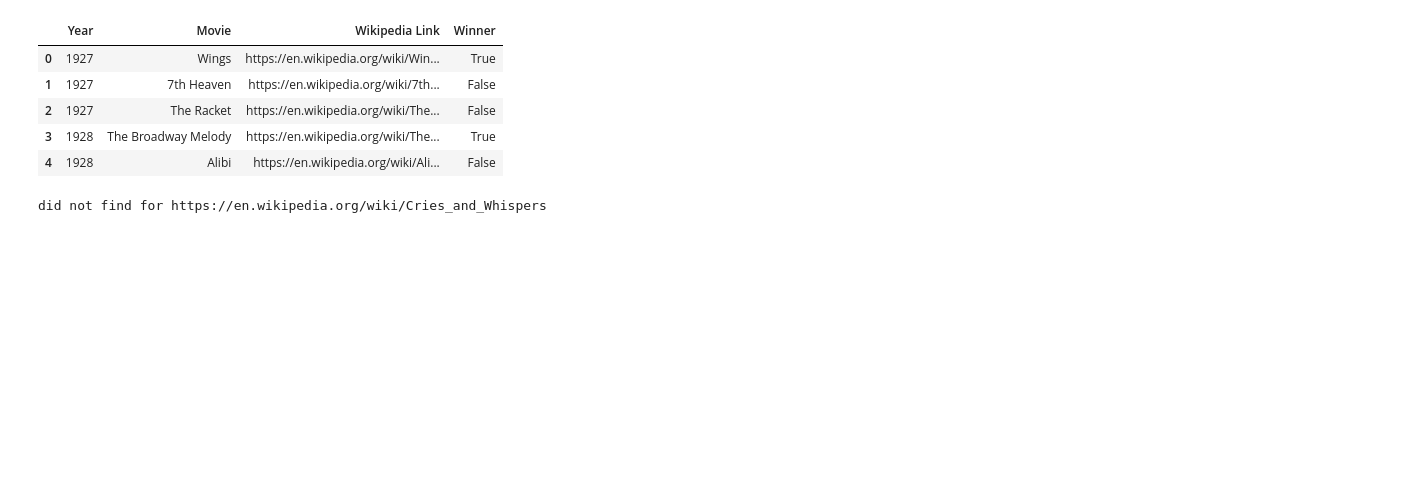
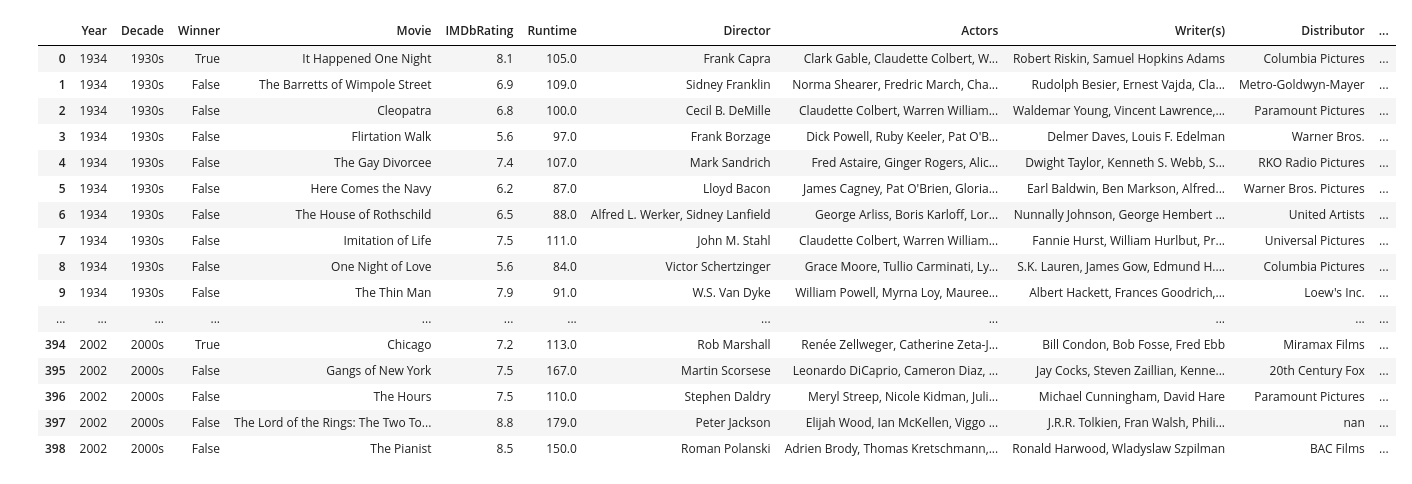
Before and after one commit to LiztheWz/filmcode, a Jupyter notebook: 386project.ipynb, the cells around one changed output. Cells and saved outputs as stored; diff of their text form; code cells hidden in the pictures; blank space fills up the shorter version.

```diff
--- a/386project.ipynb
+++ b/386project.ipynb
@@ -219,0 +301,3 @@ for i in range(36, len(movies_df)):
+# %%
+# rearrange columns
+movies_df = movies_df[['Year', 'Decade', 'Winner', 'Movie', 'IMDbRating', 'Runtime', 'Director', 'Actors', 'Writer(s)', 'Distributor', 'Producer(s)', 'Genre', 'BoxOffice']]
@@ -219,0 +322,3 @@ for i in range(36, len(movies_df)):
+# %%
+# replace all the N/A with NaN
+movies_df.replace('N/A', np.nan, inplace=True)
@@ -219,0 +334,3 @@ for i in range(36, len(movies_df)):
+# %%
+movies_df['BoxOffice'] = movies_df['BoxOffice'].replace({'\$': '', ',': ''}, regex=True)
+movies_df['BoxOffice'] = movies_df['BoxOffice'].astype(float)
@@ -219,0 +348,3 @@ for i in range(36, len(movies_df)):
+# %%
+# change to float types
+movies_df['IMDbRating'] = movies_df['IMDbRating'].astype(float)
@@ -220,9 +374,20 @@ for i in range(36, len(movies_df)):
 # %%
-movies_df.head()
+movies_df
 # %% [output]
-|  | Year | Movie | Wikipedia Link | Winner |
-| 0 | 1927 | Wings | https://en.wikipedia.org/wiki/Win... | True |
-| 1 | 1927 | 7th Heaven | https://en.wikipedia.org/wiki/7th... | False |
-| 2 | 1927 | The Racket | https://en.wikipedia.org/wiki/The... | False |
-| 3 | 1928 | The Broadway Melody | https://en.wikipedia.org/wiki/The... | True |
-| 4 | 1928 | Alibi | https://en.wikipedia.org/wiki/Ali... | False |
+|  | Year | Decade | Winner | Movie | IMDbRating | Runtime | Director | Actors | Writer(s) | Distributor | ... |
+| 0 | 1934 | 1930s | True | It Happened One Night | 8.1 | 105.0 | Frank Capra | Clark Gable, Claudette Colbert, W... | Robert Riskin, Samuel Hopkins Adams | Columbia Pictures | ... |
+| 1 | 1934 | 1930s | False | The Barretts of Wimpole Street | 6.9 | 109.0 | Sidney Franklin | Norma Shearer, Fredric March, Cha... | Rudolph Besier, Ernest Vajda, Cla... | Metro-Goldwyn-Mayer | ... |
+| 2 | 1934 | 1930s | False | Cleopatra | 6.8 | 100.0 | Cecil B. DeMille | Claudette Colbert, Warren William... | Waldemar Young, Vincent Lawrence,... | Paramount Pictures | ... |
+| 3 | 1934 | 1930s | False | Flirtation Walk | 5.6 | 97.0 | Frank Borzage | Dick Powell, Ruby Keeler, Pat O'B... | Delmer Daves, Louis F. Edelman | Warner Bros. | ... |
+| 4 | 1934 | 1930s | False | The Gay Divorcee | 7.4 | 107.0 | Mark Sandrich | Fred Astaire, Ginger Rogers, Alic... | Dwight Taylor, Kenneth S. Webb, S... | RKO Radio Pictures | ... |
+| 5 | 1934 | 1930s | False | Here Comes the Navy | 6.2 | 87.0 | Lloyd Bacon | James Cagney, Pat O'Brien, Gloria... | Earl Baldwin, Ben Markson, Alfred... | Warner Bros. Pictures | ... |
+| 6 | 1934 | 1930s | False | The House of Rothschild | 6.5 | 88.0 | Alfred L. Werker, Sidney Lanfield | George Arliss, Boris Karloff, Lor... | Nunnally Johnson, George Hembert ... | United Artists | ... |
+| 7 | 1934 | 1930s | False | Imitation of Life | 7.5 | 111.0 | John M. Stahl | Claudette Colbert, Warren William... | Fannie Hurst, William Hurlbut, Pr... | Universal Pictures | ... |
+| 8 | 1934 | 1930s | False | One Night of Love | 5.6 | 84.0 | Victor Schertzinger | Grace Moore, Tullio Carminati, Ly... | S.K. Lauren, James Gow, Edmund H.... | Columbia Pictures | ... |
+| 9 | 1934 | 1930s | False | The Thin Man | 7.9 | 91.0 | W.S. Van Dyke | William Powell, Myrna Loy, Mauree... | Albert Hackett, Frances Goodrich,... | Loew's Inc. | ... |
+| ... | ... | ... | ... | ... | ... | ... | ... | ... | ... | ... | ... |
+| 394 | 2002 | 2000s | True | Chicago | 7.2 | 113.0 | Rob Marshall | Renée Zellweger, Catherine Zeta-J... | Bill Condon, Bob Fosse, Fred Ebb | Miramax Films | ... |
+| 395 | 2002 | 2000s | False | Gangs of New York | 7.5 | 167.0 | Martin Scorsese | Leonardo DiCaprio, Cameron Diaz, ... | Jay Cocks, Steven Zaillian, Kenne... | 20th Century Fox | ... |
+| 396 | 2002 | 2000s | False | The Hours | 7.5 | 110.0 | Stephen Daldry | Meryl Streep, Nicole Kidman, Juli... | Michael Cunningham, David Hare | Paramount Pictures | ... |
+| 397 | 2002 | 2000s | False | The Lord of the Rings: The Two To... | 8.8 | 179.0 | Peter Jackson | Elijah Wood, Ian McKellen, Viggo ... | J.R.R. Tolkien, Fran Walsh, Phili... | nan | ... |
+| 398 | 2002 | 2000s | False | The Pianist | 8.5 | 150.0 | Roman Polanski | Adrien Brody, Thomas Kretschmann,... | Ronald Harwood, Wladyslaw Szpilman | BAC Films | ... |
@@ -249,27 +393,0 @@ movies_df.head()
-# %%
-distributors2 = []
-
-for movie_url in movies_df['Wikipedia Link']:
-    response = requests.get(movie_url)
-    soup = BeautifulSoup(response.text, 'html.parser')
-
-    distributed_by_row = soup.find('th', string='Distributed by')
-
-    if distributed_by_row:
-        td_element = distributed_by_row.find_next('td')
-
-        # Check if there is an anchor tag inside the <td>
-        a_tag = td_element.find('a')
-        if a_tag:
-            #print(f"a Tag for {movie_url}")
-            dist_company = a_tag.get_text(strip=True)  # Get text from <a> tag
-        else:
-            #print(f"td tag for {movie_url}")
-            dist_company = td_element.get_text(strip=True)  # Get text directly from <td>
-    else:
-        #print(f"did not find for {movie_url}")
-        dist_company = 'N/A'
-
-    distributors2.append(dist_company)
-# %% [output]
-did not find for https://en.wikipedia.org/wiki/Cries_and_Whispers
```
Also changed, not shown: parts of 44 cells of this notebook, 3 other files.
